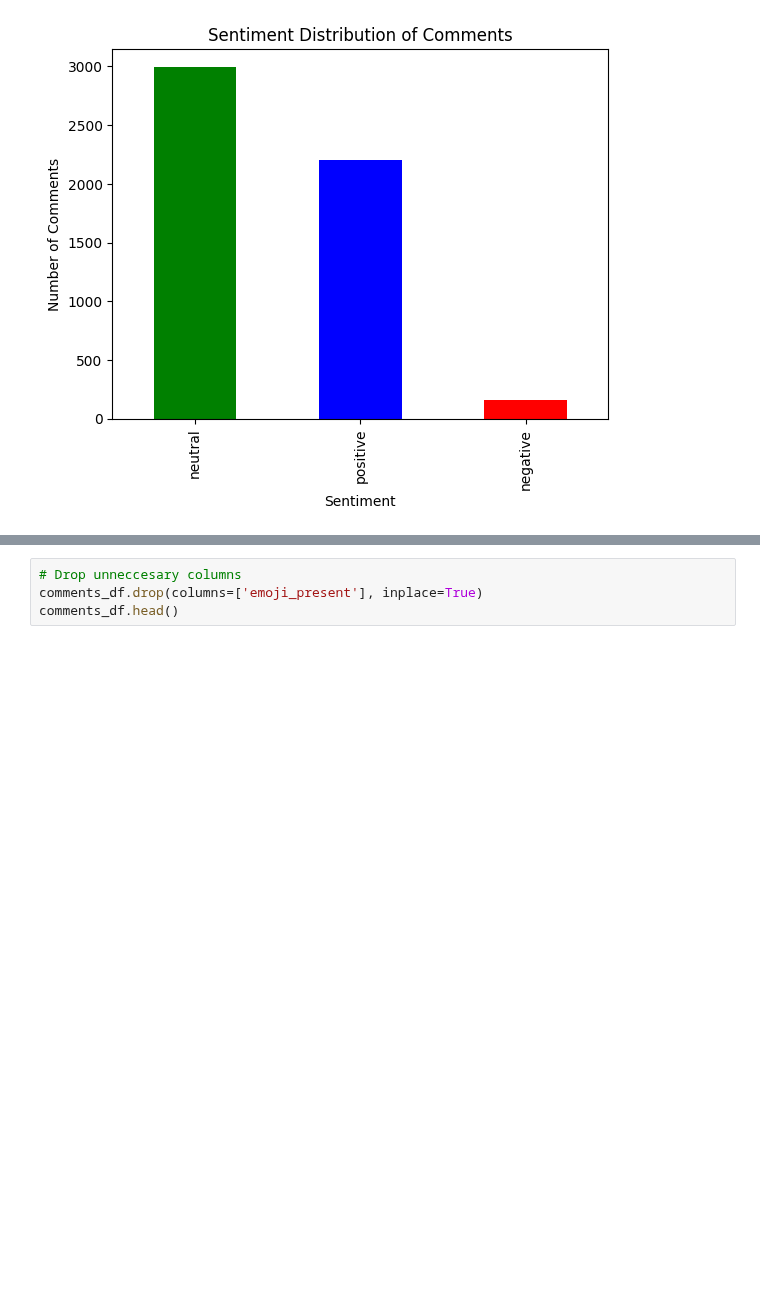
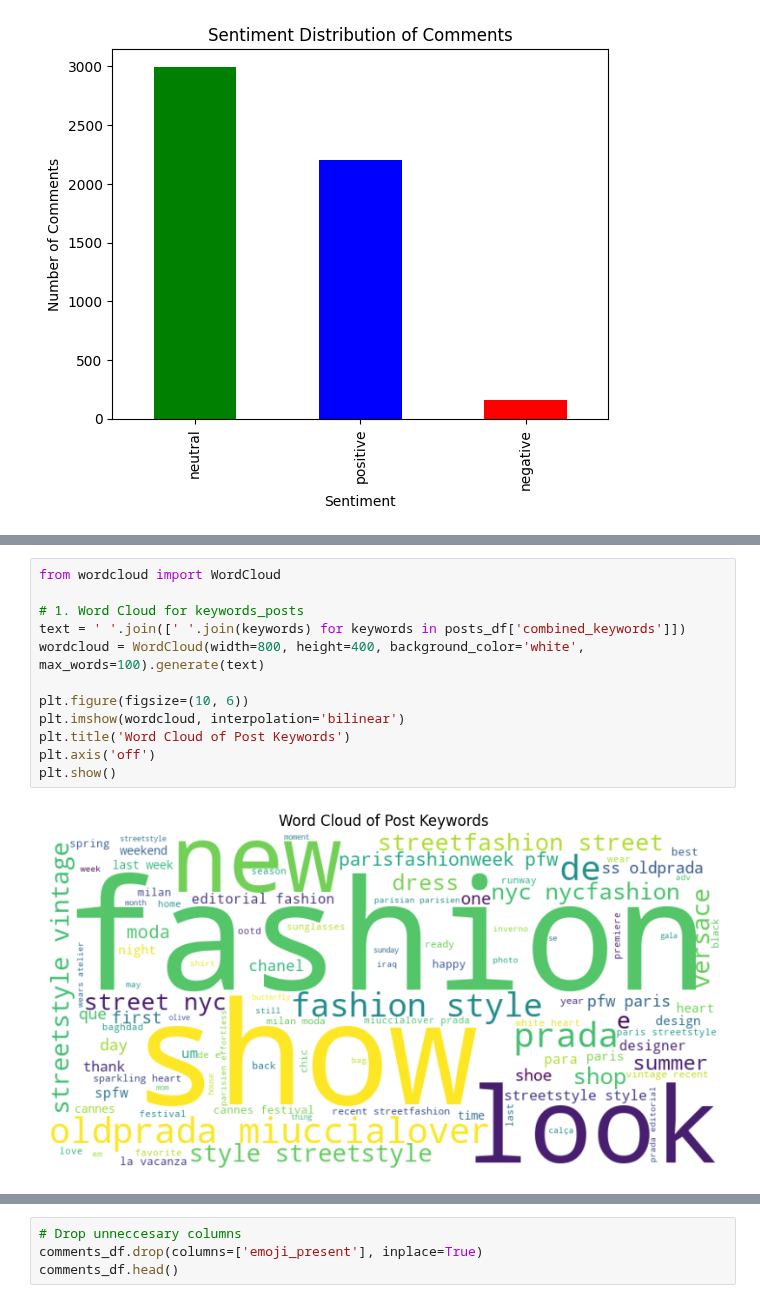
Before and after one commit to 23092003e/A-Fashion-Recommendation-System-via-Sequence-Mining-on-Social-Media-, a Jupyter notebook: notebooks/Data_PreProcessing.ipynb, the cells around one changed output, grey strips where cells are left out. Drawn from its saved outputs; the diff is of its cells as text; blank space fills up the shorter version.

```diff
--- a/notebooks/Data_PreProcessing.ipynb
+++ b/notebooks/Data_PreProcessing.ipynb
@@ -639,0 +862,14 @@ plt.show()
+# %%
+from wordcloud import WordCloud
+
+# 1. Word Cloud for keywords_posts
+text = ' '.join([' '.join(keywords) for keywords in posts_df['combined_keywords']])
+wordcloud = WordCloud(width=800, height=400, background_color='white', max_words=100).generate(text)
+
+plt.figure(figsize=(10, 6))
+plt.imshow(wordcloud, interpolation='bilinear')
+plt.title('Word Cloud of Post Keywords')
+plt.axis('off')
+plt.show()
+# %% [output]
+[figure, added]
```
Also changed, not shown: parts of 10 cells of this notebook, 1 other file.
